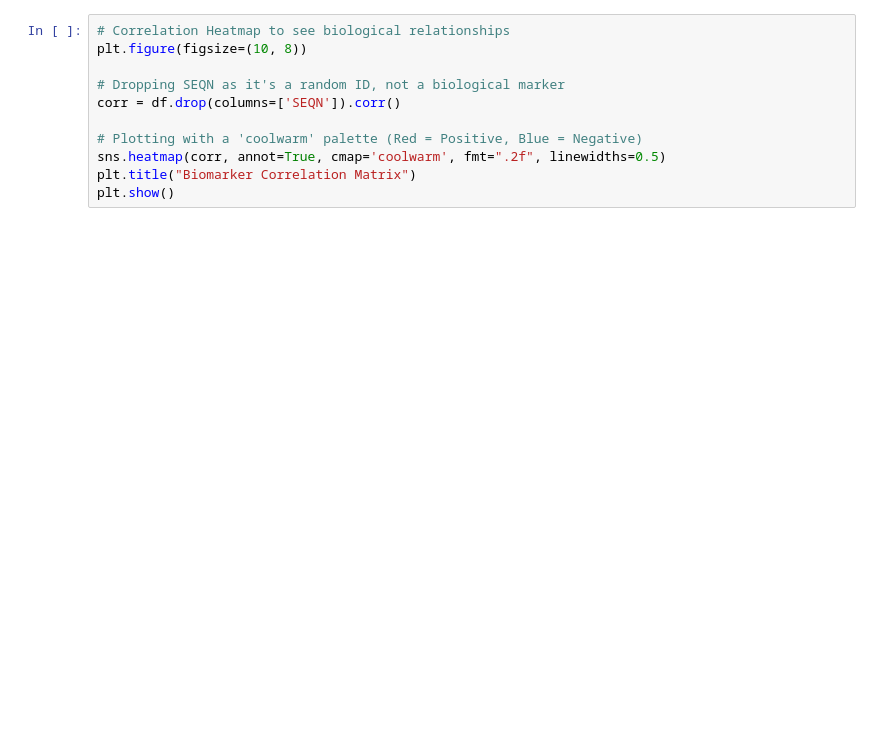
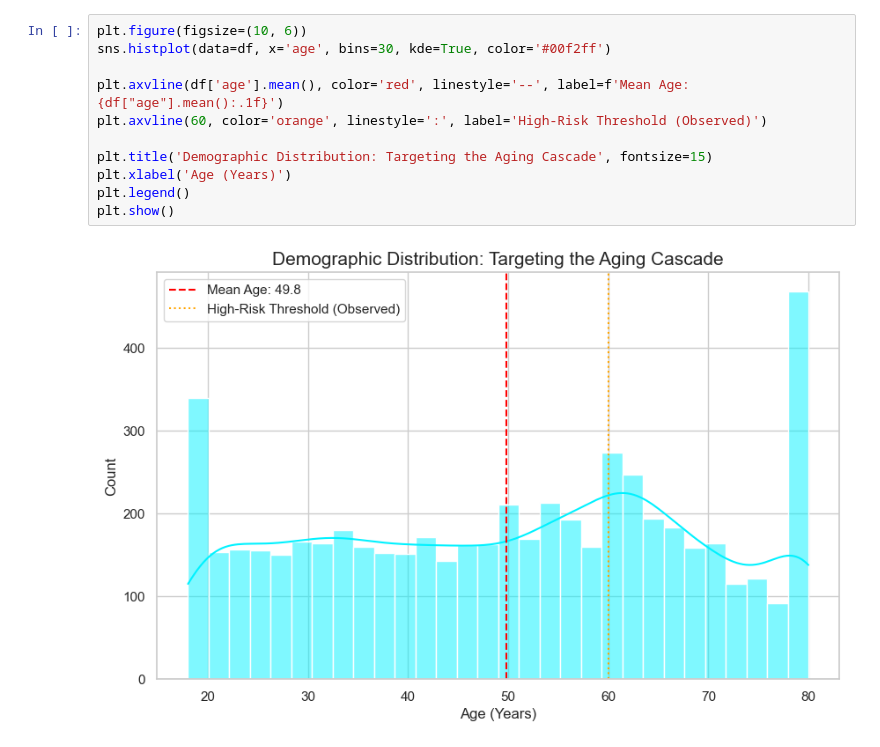
Before and after one commit to beko-1enkosi/BioCascade, a Jupyter notebook: notebooks/01_data_validation.ipynb, the cells around one changed output. Cells and saved outputs as stored; diff of their text form; blank space fills up the shorter version.

```diff
--- a/notebooks/01_data_validation.ipynb
+++ b/notebooks/01_data_validation.ipynb
@@ -57,11 +54,13 @@ plt.show()
-# %%
-# Correlation Heatmap to see biological relationships
-plt.figure(figsize=(10, 8))
-
-# Dropping SEQN as it's a random ID, not a biological marker
-corr = df.drop(columns=['SEQN']).corr()
-
-# Plotting with a 'coolwarm' palette (Red = Positive, Blue = Negative)
-sns.heatmap(corr, annot=True, cmap='coolwarm', fmt=".2f", linewidths=0.5)
-plt.title("Biomarker Correlation Matrix")
-plt.show()
+# %%
+plt.figure(figsize=(10, 6))
+sns.histplot(data=df, x='age', bins=30, kde=True, color='#00f2ff')
+
+plt.axvline(df['age'].mean(), color='red', linestyle='--', label=f'Mean Age: {df["age"].mean():.1f}')
+plt.axvline(60, color='orange', linestyle=':', label='High-Risk Threshold (Observed)')
+
+plt.title('Demographic Distribution: Targeting the Aging Cascade', fontsize=15)
+plt.xlabel('Age (Years)')
+plt.legend()
+plt.show()
+# %% [output]
+[figure, added]
```
Also changed, not shown: parts of 5 cells of this notebook.
